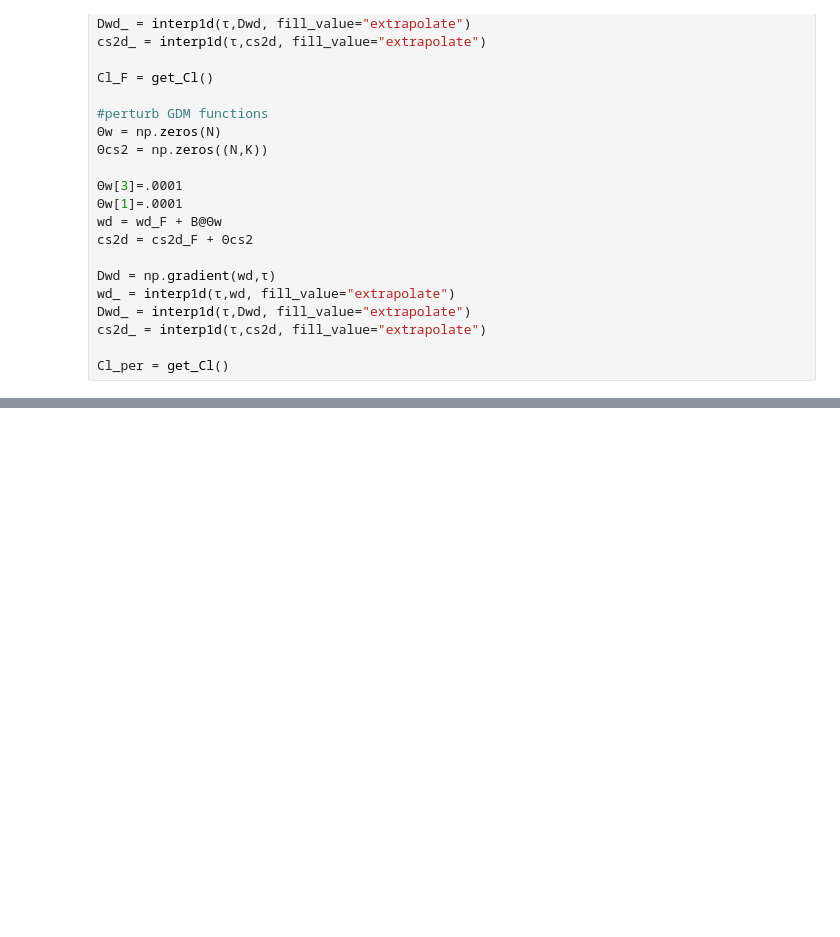
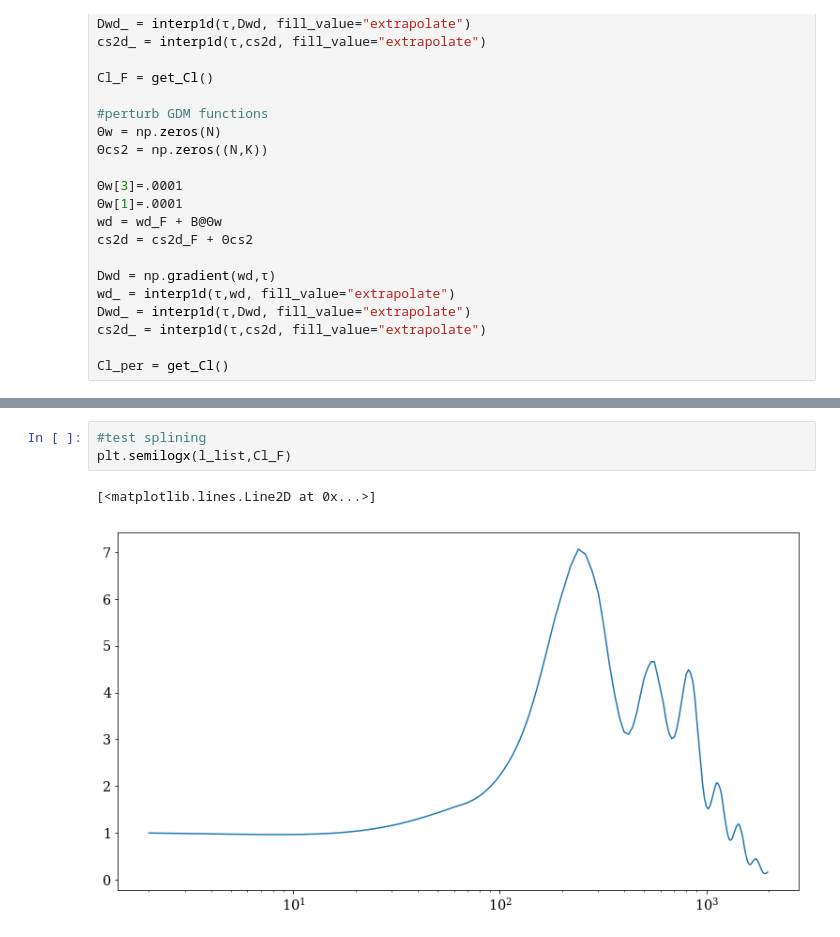
Before and after one commit to aifer4/summer_2019, a Jupyter notebook: PCA.ipynb, the cells around one changed output, grey strips where cells are left out. Drawn from its saved outputs; the diff is of its cells as text; blank space fills up the shorter version.

```diff
--- a/PCA.ipynb
+++ b/PCA.ipynb
@@ -211,0 +212,6 @@ plt.show()
+# %%
+#test splining
+plt.semilogx(l_list,Cl_F)
+# %% [output]
+[<matplotlib.lines.Line2D at 0x...>]
+[figure, added]
```
Also changed, not shown: parts of 7 cells of this notebook.
